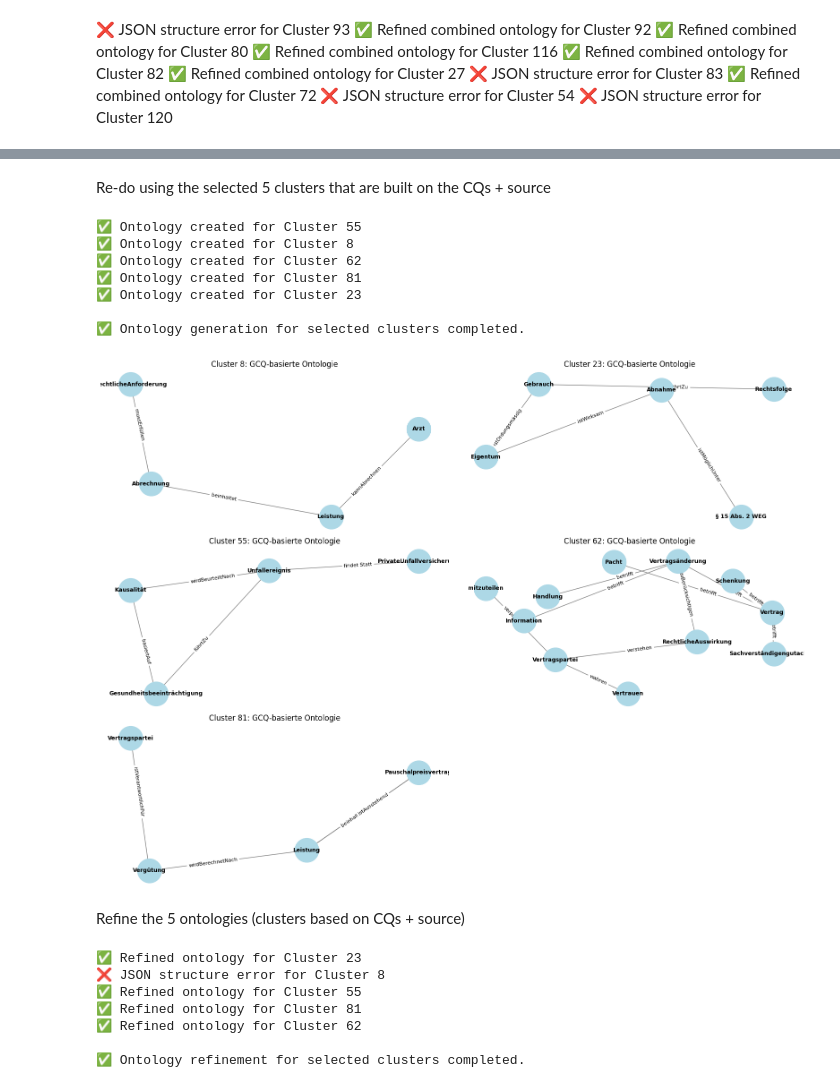
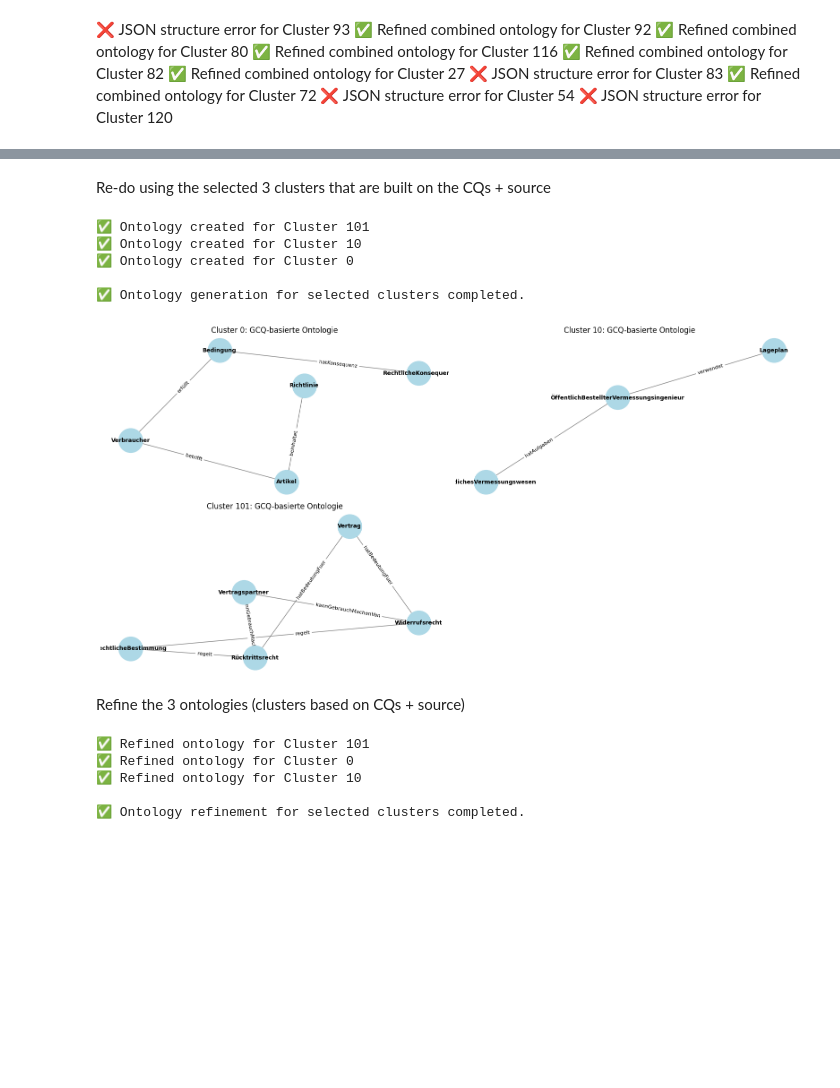
Before and after one commit to fabianstrue/CapstoneDATEV25, a Jupyter notebook: generate_ontologies_lj.ipynb, the cells around one changed output, grey strips where cells are left out. Drawn from its saved outputs; the diff is of its cells as text; code cells hidden in the pictures; blank space fills up the shorter version.

```diff
--- a/generate_ontologies_lj.ipynb
+++ b/generate_ontologies_lj.ipynb
@@ -978,7 +976,7 @@ with open("ontology_output/gcq_ontology_topdown_lj_small.json", "r", encoding="u
     ontology_data = json.load(f)
 
 # === Specify Desired Clusters ===
-selected_clusters = ["Cluster 8", "Cluster 23", "Cluster 55", "Cluster 62", "Cluster 81"]
+selected_clusters = ["Cluster 0", "Cluster 10", "Cluster 101"]
 
 # === Setup Plotting Grid ===
 num_clusters = len(selected_clusters)
@@ -1037,7 +1035,7 @@ modelAI = "open-mistral-nemo"
 client = Mistral(api_key=api_key)
 
 # === Load selected cluster data ===
-selected_clusters = {"Cluster 8", "Cluster 23", "Cluster 55", "Cluster 62", "Cluster 81"}
+selected_clusters = {"Cluster 0", "Cluster 10", "Cluster 101"}
 
 with open("competency_questions_output/generalized_questions_lj.json", "r", encoding="utf-8") as f:
     generalized_questions = json.load(f)
@@ -1169,7 +1165,7 @@ with open("ontology_output/gcq_ontology_topdown_refined_small_lj.json", "r", enc
     ontology_data = json.load(f)
 
 # === Clusters to Visualize ===
-selected_clusters = ["Cluster 8", "Cluster 23", "Cluster 55", "Cluster 62", "Cluster 81"]
+selected_clusters = ["Cluster 0", "Cluster 10", "Cluster 101"]
 
 # === Plot Setup ===
 num_clusters = len(selected_clusters)
@@ -1217,5 +1212,5 @@ plt.show()
 # %% [markdown]
-Re-do using the selected 5 clusters that are built on the CQs + source
+Re-do using the selected 3 clusters that are built on the CQs + source
 # %%
 import os
 import re
@@ -1239,7 +1234,7 @@ generalized_combined_questions = {
 
 
 # === Filter to Selected Clusters Only ===
-selected_clusters = {"Cluster 8", "Cluster 23", "Cluster 55", "Cluster 62", "Cluster 81"}
+selected_clusters = {"Cluster 0", "Cluster 10", "Cluster 101"}
 generalized_combined_questions = {
     k: v for k, v in generalized_combined_questions.items() if k in selected_clusters
 }
@@ -1388,11 +1383,9 @@ with open("ontology_output/gcq_ontology_topdown_combined_lj_small.json", "w", en
 
 print("\n✅ Ontology generation for selected clusters completed.")
 # %% [output]
-✅ Ontology created for Cluster 55
-✅ Ontology created for Cluster 8
-✅ Ontology created for Cluster 62
-✅ Ontology created for Cluster 81
-✅ Ontology created for Cluster 23
+✅ Ontology created for Cluster 101
+✅ Ontology created for Cluster 10
+✅ Ontology created for Cluster 0
 
 ✅ Ontology generation for selected clusters completed.
 # %%
@@ -1405,7 +1398,7 @@ with open("ontology_output/gcq_ontology_topdown_combined_lj_small.json", "r", en
     ontology_data = json.load(f)
 
 # === Specify Desired Clusters ===
-selected_clusters = ["Cluster 8", "Cluster 23", "Cluster 55", "Cluster 62", "Cluster 81"]
+selected_clusters = ["Cluster 0", "Cluster 10", "Cluster 101"]
 
 # === Setup Plotting Grid ===
 num_clusters = len(selected_clusters)
@@ -1421,37 +1414,38 @@ for i, cluster_id in enumerate(selected_clusters):
     if not data:
         print(f"⚠️ Cluster {cluster_id} not found.")
         ax.set_title(f"{cluster_id}: Not found")
         ax.axis("off")
         continue
 
     ontology = data.get("ontology", {})
     G = nx.DiGraph()
 
     for subj, pred, obj in ontology.get("relationships", []):
         G.add_edge(subj, obj, label=pred)
 
     pos = nx.spring_layout(G, k=1.5, seed=42)
 
     ax.set_title(f"{cluster_id}: GCQ-basierte Ontologie", fontsize=12)
     nx.draw_networkx_nodes(G, pos, ax=ax, node_color="lightblue", node_size=1500)
     nx.draw_networkx_labels(G, pos, ax=ax, font_size=9, font_weight="bold")
     nx.draw_networkx_edges(G, pos, ax=ax, edge_color="gray", arrows=True, arrowsize=15)
 
     edge_labels = nx.get_edge_attributes(G, "label")
     nx.draw_networkx_edge_labels(G, pos, edge_labels=edge_labels, font_size=8, ax=ax, label_pos=0.6)
     ax.axis("off")
 
 # Turn off any unused subplots
 for j in range(i + 1, len(axes)):
     axes[j].axis("off")
 
 plt.tight_layout()
 plt.show()
 # %% [output]
-[figure, old version]
+[figure, new version]
 # %% [markdown]
-Refine the 5 ontologies (clusters based on CQs + source)
+Refine the 3 ontologies (clusters based on CQs + source)
 # %%
+
 import os
 import re
 import json
@@ -1464,7 +1458,7 @@ modelAI = "open-mistral-nemo"
 client = Mistral(api_key=api_key)
 
 # === Load selected cluster data ===
-selected_clusters = {"Cluster 8", "Cluster 23", "Cluster 55", "Cluster 62", "Cluster 81"}
+selected_clusters = {"Cluster 0", "Cluster 10", "Cluster 101"}
 
 with open("competency_questions_output/generalized_questions_combined_lj.json", "r", encoding="utf-8") as f:
     generalized_combined_questions = json.load(f)
@@ -1568,6 +1562,8 @@ for cluster_id in selected_clusters:
         except json.JSONDecodeError as e:
             print(f"❌ JSON decoding error for {cluster_id}: {e}")
             print("Raw content:\n", match.group(0)[:1000])
+            with open(f"ontology_output/debug_raw_cluster_{cluster_id}.txt", "w", encoding="utf-8") as f_debug:
+                f_debug.write(content)
     except Exception as e:
         print(f"❌ API error for {cluster_id}: {e}")
     time.sleep(1)
@@ -1579,11 +1575,9 @@ with open("ontology_output/gcq_ontology_topdown_combined_refined_small_lj.json",
 
 print("\n✅ Ontology refinement for selected clusters completed.")
 # %% [output]
-✅ Refined ontology for Cluster 23
-❌ JSON structure error for Cluster 8
-✅ Refined ontology for Cluster 55
-✅ Refined ontology for Cluster 81
-✅ Refined ontology for Cluster 62
+✅ Refined ontology for Cluster 101
+✅ Refined ontology for Cluster 0
+✅ Refined ontology for Cluster 10
 
 ✅ Ontology refinement for selected clusters completed.
 # %%
```
Also changed, not shown: parts of 7 cells of this notebook, 4 other files.
